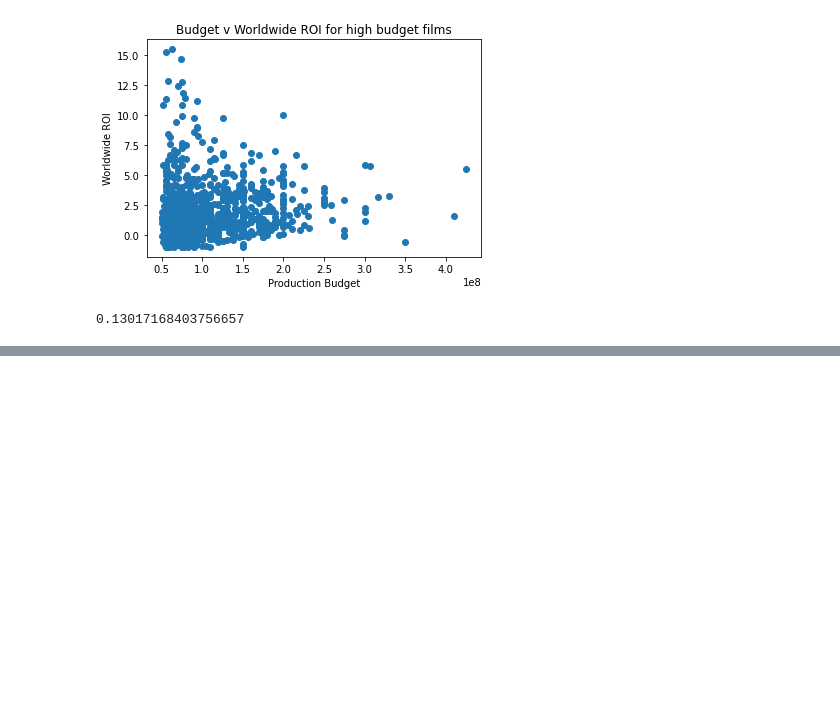
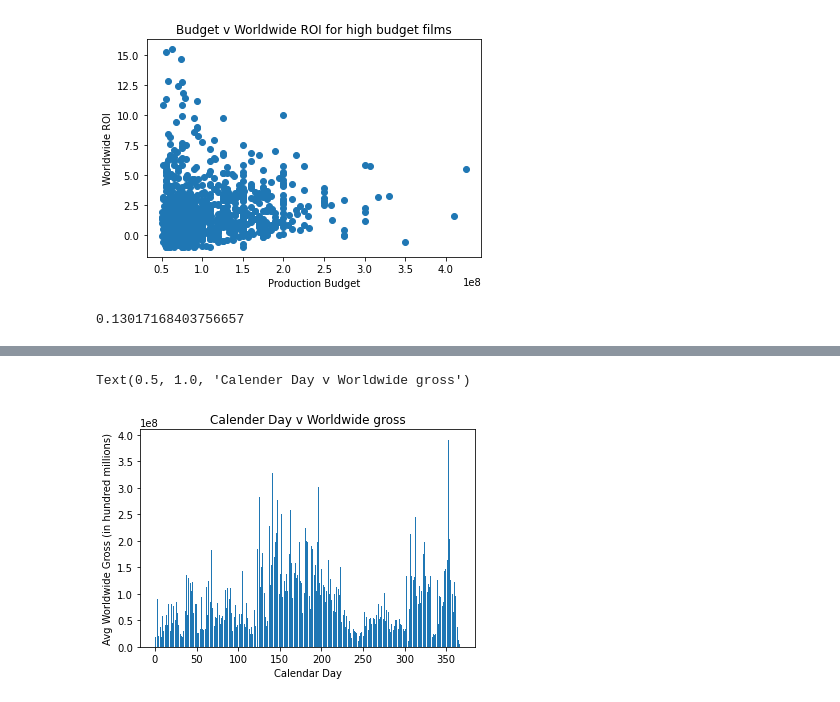
Before and after one commit to mitchallison2/Microsoft-Movie-Project, a Jupyter notebook: Matt's_Workbook.ipynb, the cells around one changed output, grey strips where cells are left out. Saved outputs shown, nothing was run; the diff lists cells and outputs as text; code cells hidden in the pictures; blank space fills up the shorter version.

```diff
--- a/Matt's_Workbook.ipynb
+++ b/Matt's_Workbook.ipynb
@@ -810,0 +811,17 @@ Text(0.5, 1.0, 'Calender Day v Worldwide gross')
+# %%
+fig, ax = plt.subplots()
+
+plt.bar(range(1,367), avg_gross_by_day_list)
+
+
+ax.set_xlabel('Calendar Day')
+ax.set_ylabel('Avg Worldwide Gross (in hundred millions)')
+
+# Add a title for the plot
+ax.set_title('Calender Day v Worldwide gross')
+
+# Add a legend to the plot with legend() in lower right corner
+#ax.legend(["Sample Data"], loc=4);
+# %% [output]
+Text(0.5, 1.0, 'Calender Day v Worldwide gross')
+[figure, added]
```
Also changed, not shown: parts of 20 cells of this notebook.
